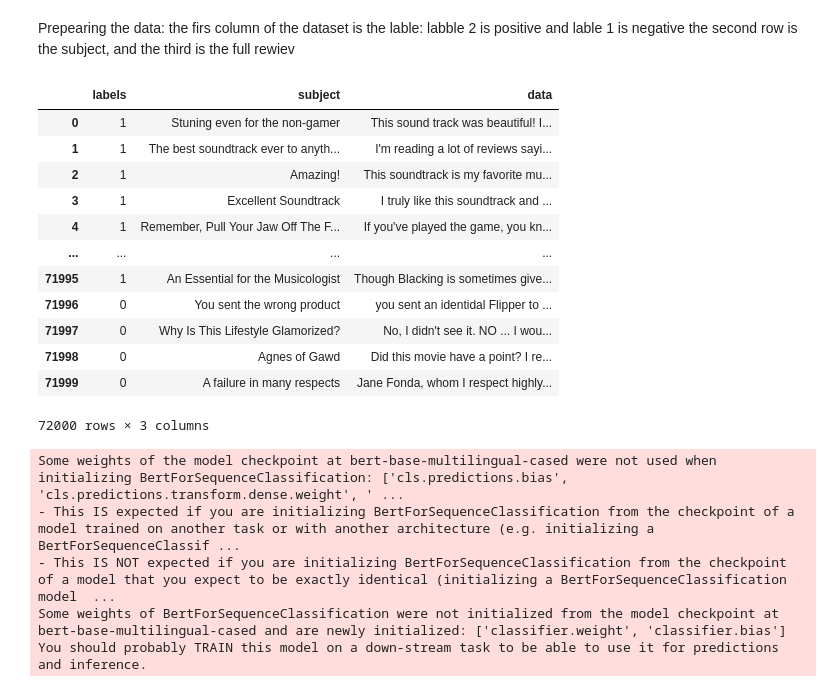
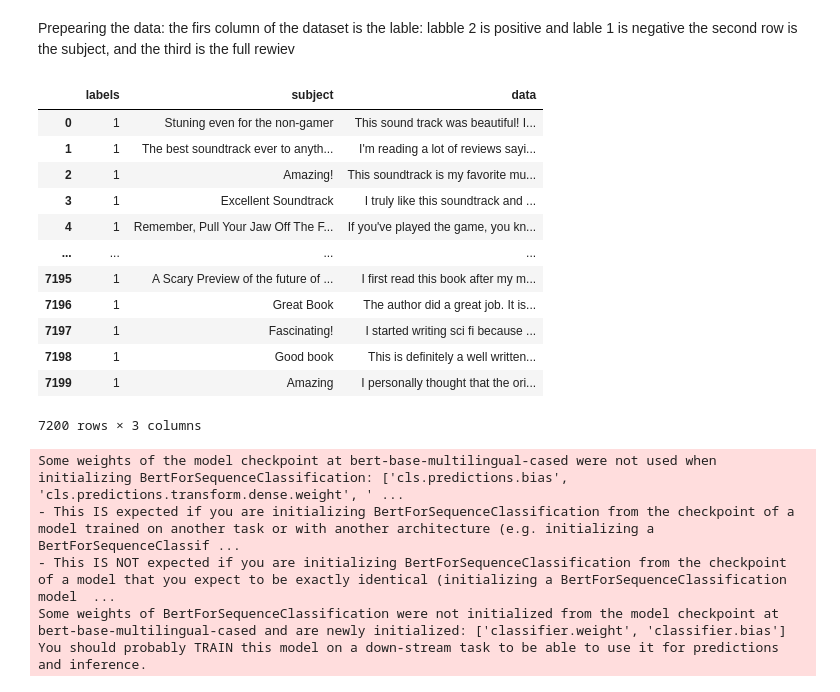
Before and after one commit to Nukleari/GLUMGLEK_final_project, a Jupyter notebook: final_project.ipynb, the cells around one changed output. Drawn from its saved outputs; the diff is of its cells as text; code cells hidden in the pictures.

```diff
--- a/final_project.ipynb
+++ b/final_project.ipynb
@@ -26,45 +26,50 @@ the second row is the subject, and the third is the full rewiev
 import torch
 import torch.nn as nn
 import torch.optim
 
 from sklearn.model_selection import train_test_split
 
 import os
 import numpy as np
 import json
 import pandas as pd
+import matplotlib.pyplot as plt
+import seaborn as sns
+
+from collections import defaultdict
 
 from tqdm import tqdm
 
 from transformers import BertTokenizer, BertForSequenceClassification
 
 #by loading the data with the right column names we dont have to do much in terms of prepearing
 train_data_amazon = pd.read_csv("amazon_review_polarity_csv/train.csv", names=("labels", "subject", "data"))
 valid_data_amazon = pd.read_csv("amazon_review_polarity_csv/test.csv", names=("labels", "subject", "data"))
 
+#we have to subtract 1 from the labels to get labels 0 and 1 instead of 1 and 2
+train_data_amazon["labels"] -= 1
+valid_data_amazon["labels"] -= 1
+
 #we will only use a portion of the datasets due to time concerns
-train_data = train_data_amazon.head(72000)
-valid_data = valid_data_amazon.head(10000)
-
-#we have to subtract 1 from the labels to get labels 0 and 1 instead of 1 and 2
-train_data["labels"] -= 1
-valid_data["labels"] -= 1
+train_data = train_data_amazon.head(7200)
+valid_data = valid_data_amazon.head(1000)
+test_data = valid_data_amazon.tail(50) #until we have our own test data
 
 display(train_data)
 # %% [output]
 |  | labels | subject | data |
 | 0 | 1 | Stuning even for the non-gamer | This sound track was beautiful! I... |
 | 1 | 1 | The best soundtrack ever to anyth... | I'm reading a lot of reviews sayi... |
 | 2 | 1 | Amazing! | This soundtrack is my favorite mu... |
 | 3 | 1 | Excellent Soundtrack | I truly like this soundtrack and ... |
 | 4 | 1 | Remember, Pull Your Jaw Off The F... | If you've played the game, you kn... |
 | ... | ... | ... | ... |
-| 71995 | 1 | An Essential for the Musicologist | Though Blacking is sometimes give... |
-| 71996 | 0 | You sent the wrong product | you sent an identidal Flipper to ... |
-| 71997 | 0 | Why Is This Lifestyle Glamorized? | No, I didn't see it. NO ... I wou... |
-| 71998 | 0 | Agnes of Gawd | Did this movie have a point? I re... |
-| 71999 | 0 | A failure in many respects | Jane Fonda, whom I respect highly... |
+| 7195 | 1 | A Scary Preview of the future of ... | I first read this book after my m... |
+| 7196 | 1 | Great Book | The author did a great job. It is... |
+| 7197 | 1 | Fascinating! | I started writing sci fi because ... |
+| 7198 | 1 | Good book | This is definitely a well written... |
+| 7199 | 1 | Amazing | I personally thought that the ori... |
-72000 rows × 3 columns
+7200 rows × 3 columns
 # %%
 if not torch.cuda.is_available():
     print("WARNING. GPU is not available. Did you change your runtime to GPU?")
```
Also changed, not shown: parts of 6 cells of this notebook.
